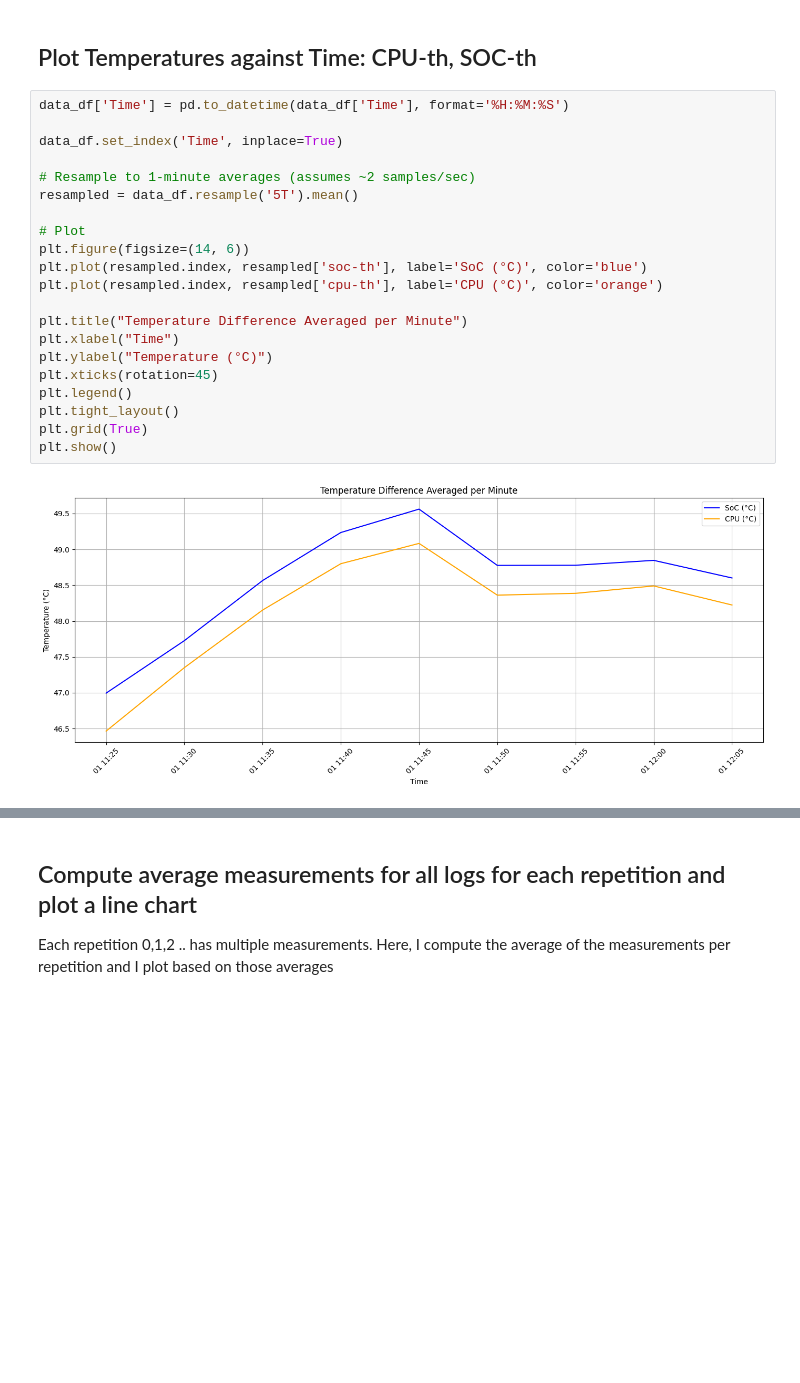
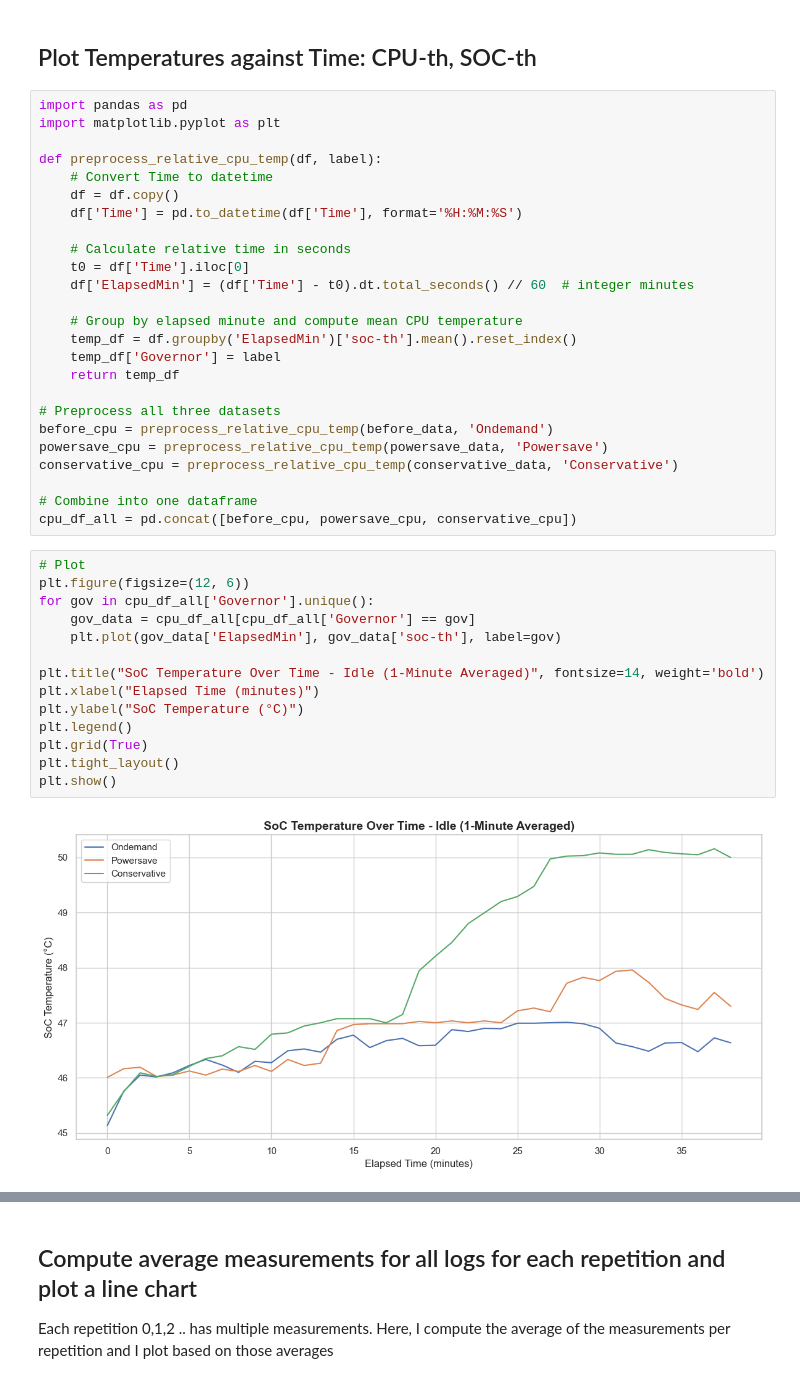
Before and after one commit to S2-group/greens-2026-ase-rover-rep-pkg, a Jupyter notebook: measurements.ipynb, the cells around one changed output, grey strips where cells are left out. Drawn from its saved outputs; the diff is of its cells as text; blank space fills up the shorter version.

Commit message:
Initial summary for 3 governors

```diff
--- a/measurements.ipynb
+++ b/measurements.ipynb
@@ -222,25 +281,43 @@ summary_df
 # %% [markdown]
 ## Plot Temperatures against Time: CPU-th, SOC-th
-# %%
-data_df['Time'] = pd.to_datetime(data_df['Time'], format='%H:%M:%S')
-
-data_df.set_index('Time', inplace=True)
-
-# Resample to 1-minute averages (assumes ~2 samples/sec)
-resampled = data_df.resample('5T').mean()
-
-# Plot
-plt.figure(figsize=(14, 6))
-plt.plot(resampled.index, resampled['soc-th'], label='SoC (°C)', color='blue')
-plt.plot(resampled.index, resampled['cpu-th'], label='CPU (°C)', color='orange')
-
-plt.title("Temperature Difference Averaged per Minute")
-plt.xlabel("Time")
-plt.ylabel("Temperature (°C)")
-plt.xticks(rotation=45)
-plt.legend()
-plt.tight_layout()
-plt.grid(True)
-plt.show()
-# %% [output]
-[figure, removed]
+# %%
+import pandas as pd
+import matplotlib.pyplot as plt
+
+def preprocess_relative_cpu_temp(df, label):
+    # Convert Time to datetime
+    df = df.copy()
+    df['Time'] = pd.to_datetime(df['Time'], format='%H:%M:%S')
+
+    # Calculate relative time in seconds
+    t0 = df['Time'].iloc[0]
+    df['ElapsedMin'] = (df['Time'] - t0).dt.total_seconds() // 60  # integer minutes
+
+    # Group by elapsed minute and compute mean CPU temperature
+    temp_df = df.groupby('ElapsedMin')['soc-th'].mean().reset_index()
+    temp_df['Governor'] = label
+    return temp_df
+
+# Preprocess all three datasets
+before_cpu = preprocess_relative_cpu_temp(before_data, 'Ondemand')
+powersave_cpu = preprocess_relative_cpu_temp(powersave_data, 'Powersave')
+conservative_cpu = preprocess_relative_cpu_temp(conservative_data, 'Conservative')
+
+# Combine into one dataframe
+cpu_df_all = pd.concat([before_cpu, powersave_cpu, conservative_cpu])
+# %%
+# Plot
+plt.figure(figsize=(12, 6))
+for gov in cpu_df_all['Governor'].unique():
+    gov_data = cpu_df_all[cpu_df_all['Governor'] == gov]
+    plt.plot(gov_data['ElapsedMin'], gov_data['soc-th'], label=gov)
+
+plt.title("SoC Temperature Over Time - Idle (1-Minute Averaged)", fontsize=14, weight='bold')
+plt.xlabel("Elapsed Time (minutes)")
+plt.ylabel("SoC Temperature (°C)")
+plt.legend()
+plt.grid(True)
+plt.tight_layout()
+plt.show()
+# %% [output]
+[figure, added]
```
Also changed, not shown: parts of 16 cells of this notebook, 16 other files.
